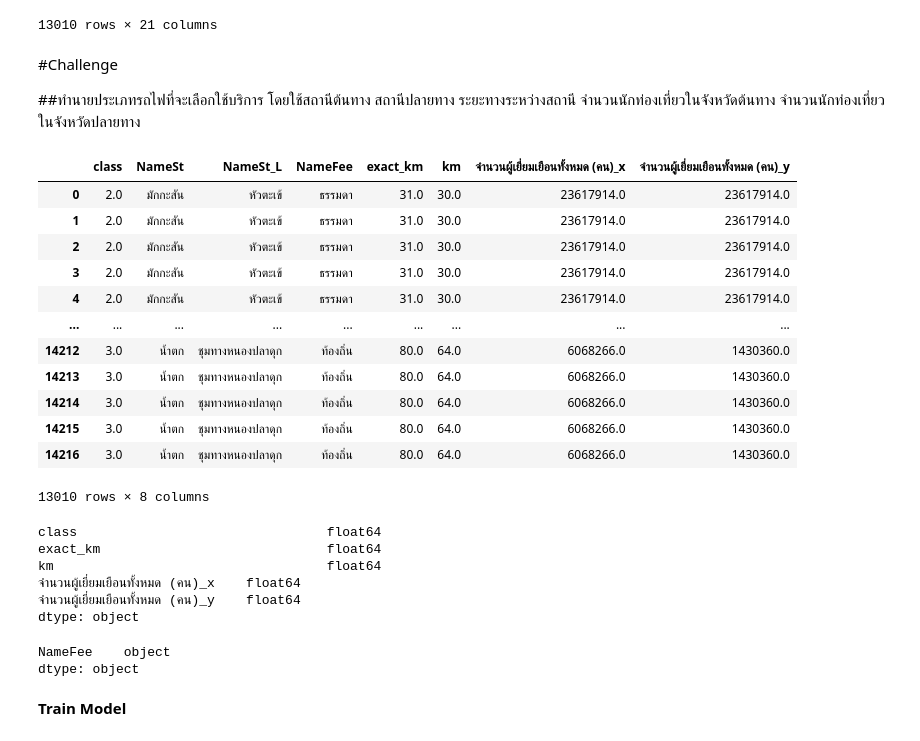
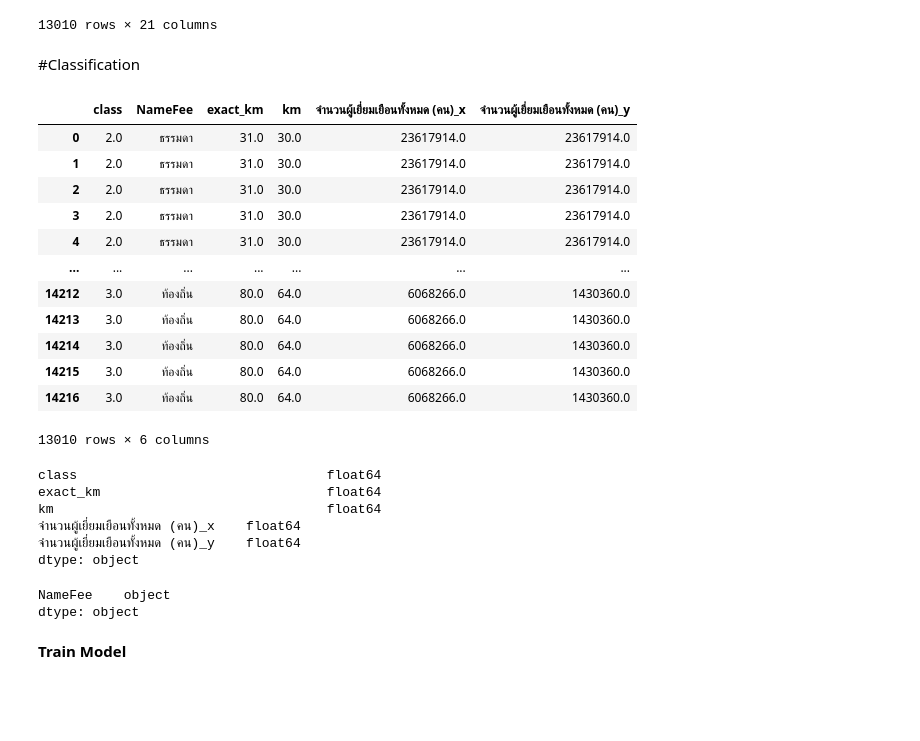
Before and after one commit to ThanikPimpiban/DWDM21, a Jupyter notebook: Project_final.ipynb, the cells around one changed output. Drawn from its saved outputs; the diff is of its cells as text; code cells hidden in the pictures; blank space fills up the shorter version.

```diff
--- a/Project_final.ipynb
+++ b/Project_final.ipynb
@@ -776,25 +642,23 @@ table_mix
 | 14215 | 5 | ท้องถิ่น | 4077 | น้ำตก | 4020 | ชุมทางหนองปลาดุก | 99.067848 | 14.232451 | กาญจนบุรี | ภาคตะวันตก | ... |
 | 14216 | 5 | ท้องถิ่น | 4077 | น้ำตก | 4020 | ชุมทางหนองปลาดุก | 99.067848 | 14.232451 | กาญจนบุรี | ภาคตะวันตก | ... |
 13010 rows × 21 columns
-# %% [markdown]
-#Challenge
-
-##ทำนายประเภทรถไฟที่จะเลือกใช้บริการ โดยใช้สถานีต้นทาง สถานีปลายทาง ระยะทางระหว่างสถานี จำนวนนักท่องเที่ยวในจังหวัดต้นทาง จำนวนนักท่องเที่ยวในจังหวัดปลายทาง
+# %% [markdown]
+#Classification
 # %%
-table_challenge = table_mix[['class','NameSt','NameSt_L','NameFee','exact_km','km','จำนวนผู้เยี่ยมเยือนทั้งหมด (คน)_x','จำนวนผู้เยี่ยมเยือนทั้งหมด (คน)_y']]
+table_challenge = table_mix[['class','NameFee','exact_km','km','จำนวนผู้เยี่ยมเยือนทั้งหมด (คน)_x','จำนวนผู้เยี่ยมเยือนทั้งหมด (คน)_y']]  ### เลือกคอลัมน์ที่ต้องใช้ตอบ challenge
 table_challenge
 # %% [output]
-|  | class | NameSt | NameSt_L | NameFee | exact_km | km | จำนวนผู้เยี่ยมเยือนทั้งหมด (คน)_x | จำนวนผู้เยี่ยมเยือนทั้งหมด (คน)_y |
-| 0 | 2.0 | มักกะสัน | หัวตะเข้ | ธรรมดา | 31.0 | 30.0 | 23617914.0 | 23617914.0 |
-| 1 | 2.0 | มักกะสัน | หัวตะเข้ | ธรรมดา | 31.0 | 30.0 | 23617914.0 | 23617914.0 |
-| 2 | 2.0 | มักกะสัน | หัวตะเข้ | ธรรมดา | 31.0 | 30.0 | 23617914.0 | 23617914.0 |
-| 3 | 2.0 | มักกะสัน | หัวตะเข้ | ธรรมดา | 31.0 | 30.0 | 23617914.0 | 23617914.0 |
-| 4 | 2.0 | มักกะสัน | หัวตะเข้ | ธรรมดา | 31.0 | 30.0 | 23617914.0 | 23617914.0 |
-| ... | ... | ... | ... | ... | ... | ... | ... | ... |
-| 14212 | 3.0 | น้ำตก | ชุมทางหนองปลาดุก | ท้องถิ่น | 80.0 | 64.0 | 6068266.0 | 1430360.0 |
-| 14213 | 3.0 | น้ำตก | ชุมทางหนองปลาดุก | ท้องถิ่น | 80.0 | 64.0 | 6068266.0 | 1430360.0 |
-| 14214 | 3.0 | น้ำตก | ชุมทางหนองปลาดุก | ท้องถิ่น | 80.0 | 64.0 | 6068266.0 | 1430360.0 |
-| 14215 | 3.0 | น้ำตก | ชุมทางหนองปลาดุก | ท้องถิ่น | 80.0 | 64.0 | 6068266.0 | 1430360.0 |
-| 14216 | 3.0 | น้ำตก | ชุมทางหนองปลาดุก | ท้องถิ่น | 80.0 | 64.0 | 6068266.0 | 1430360.0 |
+|  | class | NameFee | exact_km | km | จำนวนผู้เยี่ยมเยือนทั้งหมด (คน)_x | จำนวนผู้เยี่ยมเยือนทั้งหมด (คน)_y |
+| 0 | 2.0 | ธรรมดา | 31.0 | 30.0 | 23617914.0 | 23617914.0 |
+| 1 | 2.0 | ธรรมดา | 31.0 | 30.0 | 23617914.0 | 23617914.0 |
+| 2 | 2.0 | ธรรมดา | 31.0 | 30.0 | 23617914.0 | 23617914.0 |
+| 3 | 2.0 | ธรรมดา | 31.0 | 30.0 | 23617914.0 | 23617914.0 |
+| 4 | 2.0 | ธรรมดา | 31.0 | 30.0 | 23617914.0 | 23617914.0 |
+| ... | ... | ... | ... | ... | ... | ... |
+| 14212 | 3.0 | ท้องถิ่น | 80.0 | 64.0 | 6068266.0 | 1430360.0 |
+| 14213 | 3.0 | ท้องถิ่น | 80.0 | 64.0 | 6068266.0 | 1430360.0 |
+| 14214 | 3.0 | ท้องถิ่น | 80.0 | 64.0 | 6068266.0 | 1430360.0 |
+| 14215 | 3.0 | ท้องถิ่น | 80.0 | 64.0 | 6068266.0 | 1430360.0 |
+| 14216 | 3.0 | ท้องถิ่น | 80.0 | 64.0 | 6068266.0 | 1430360.0 |
-13010 rows × 8 columns
+13010 rows × 6 columns
 # %%
@@ -803,18 +666,18 @@ X = table_challenge[['class','exact_km','km','จำนวนผู้เยี
 y = table_challenge[['NameFee']]
-# %%
-X.dtypes
-# %% [output]
-class                                float64
-exact_km                             float64
-km                                   float64
-จำนวนผู้เยี่ยมเยือนทั้งหมด (คน)_x    float64
-จำนวนผู้เยี่ยมเยือนทั้งหมด (คน)_y    float64
-dtype: object
-# %%
-y.dtypes
-# %% [output]
-NameFee    object
-dtype: object
+# %%
+X.dtypes ##ดูชนิดข้อมูลของ X
+# %% [output]
+class                                float64
+exact_km                             float64
+km                                   float64
+จำนวนผู้เยี่ยมเยือนทั้งหมด (คน)_x    float64
+จำนวนผู้เยี่ยมเยือนทั้งหมด (คน)_y    float64
+dtype: object
+# %%
+y.dtypes ##ดูชนิดข้อมูลของ y
+# %% [output]
+NameFee    object
+dtype: object
 # %% [markdown]
 **Train Model**
 # %%
```
Also changed, not shown: parts of 73 cells of this notebook.
